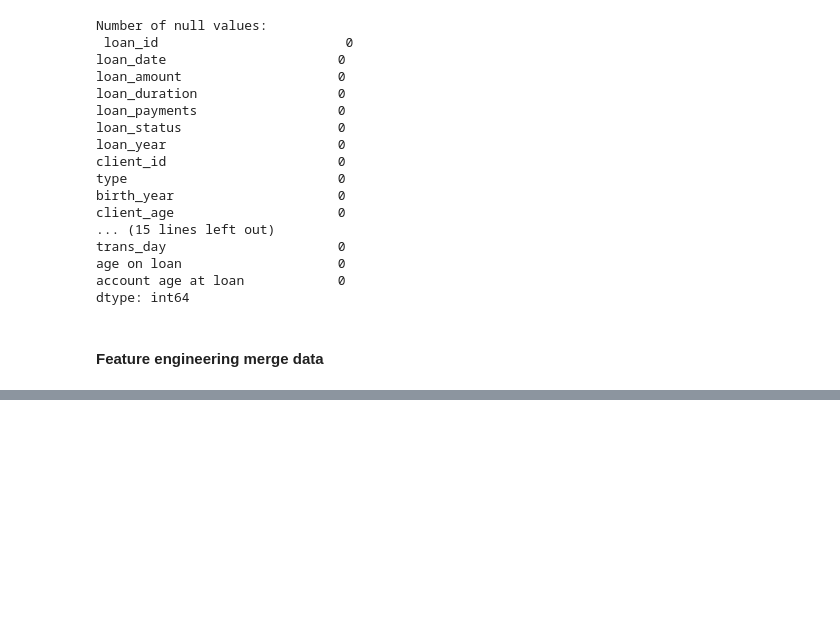
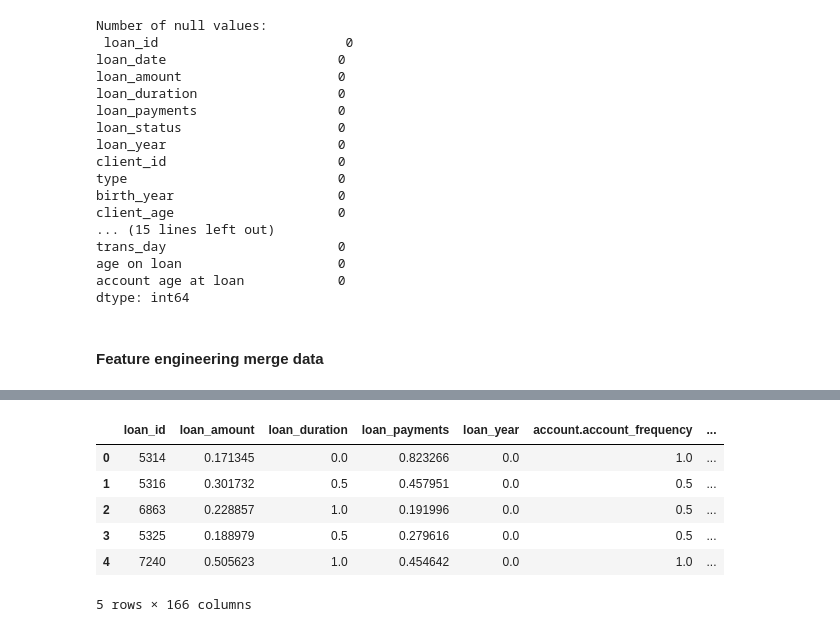
Before and after one commit to BernardoFerreira00/AC-Project, a Jupyter notebook: Notebooks/crisp_dm_sprint_3_4/data processing.ipynb, the cells around one changed output, grey strips where cells are left out. Cells and saved outputs as stored; diff of their text form; code cells hidden in the pictures; blank space fills up the shorter version.

```diff
--- a/Notebooks/crisp_dm_sprint_3_4/data processing.ipynb
+++ b/Notebooks/crisp_dm_sprint_3_4/data processing.ipynb
@@ -491 +493,12 @@ Elapsed: 00:00 | Progress: 100%|██████████
 (328, 166)
+# %%
+
+ft_df_mms_md_2.head()
+# %% [output]
+|  | loan_id | loan_amount | loan_duration | loan_payments | loan_year | account.account_frequency | ... |
+| 0 | 5314 | 0.171345 | 0.0 | 0.823266 | 0.0 | 1.0 | ... |
+| 1 | 5316 | 0.301732 | 0.5 | 0.457951 | 0.0 | 0.5 | ... |
+| 2 | 6863 | 0.228857 | 1.0 | 0.191996 | 0.0 | 0.5 | ... |
+| 3 | 5325 | 0.188979 | 0.5 | 0.279616 | 0.0 | 0.5 | ... |
+| 4 | 7240 | 0.505623 | 1.0 | 0.454642 | 0.0 | 1.0 | ... |
+5 rows × 166 columns
```
Also changed, not shown: parts of 7 cells of this notebook, 18 other files.
